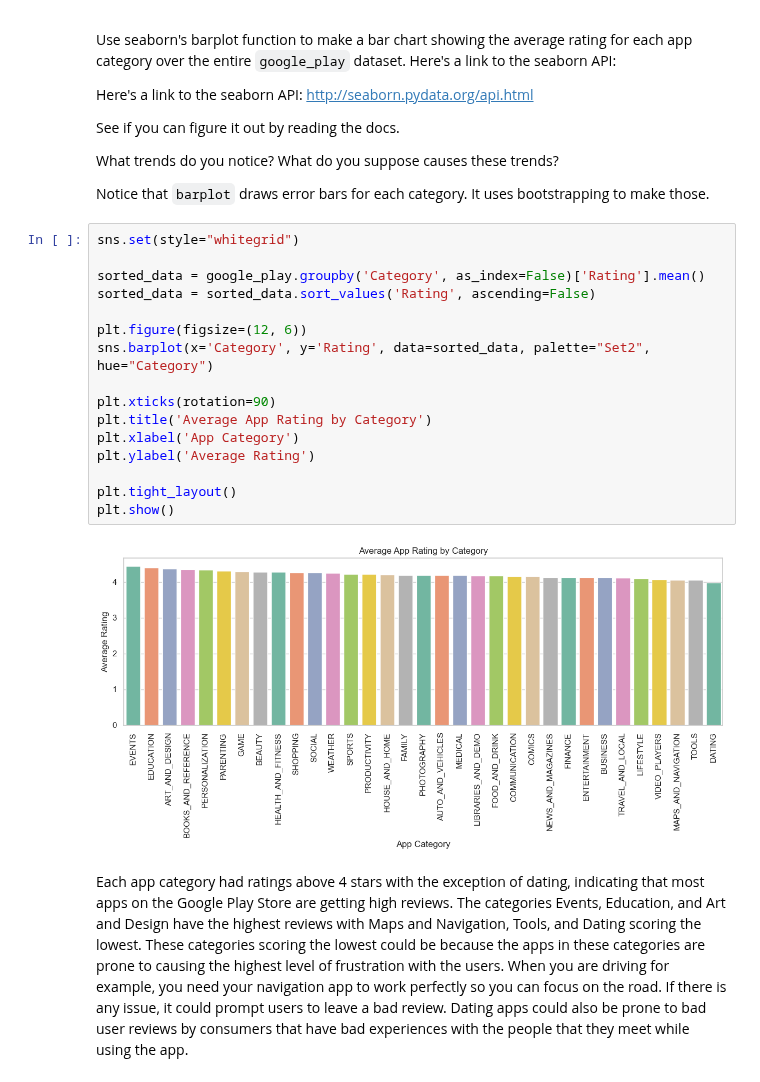
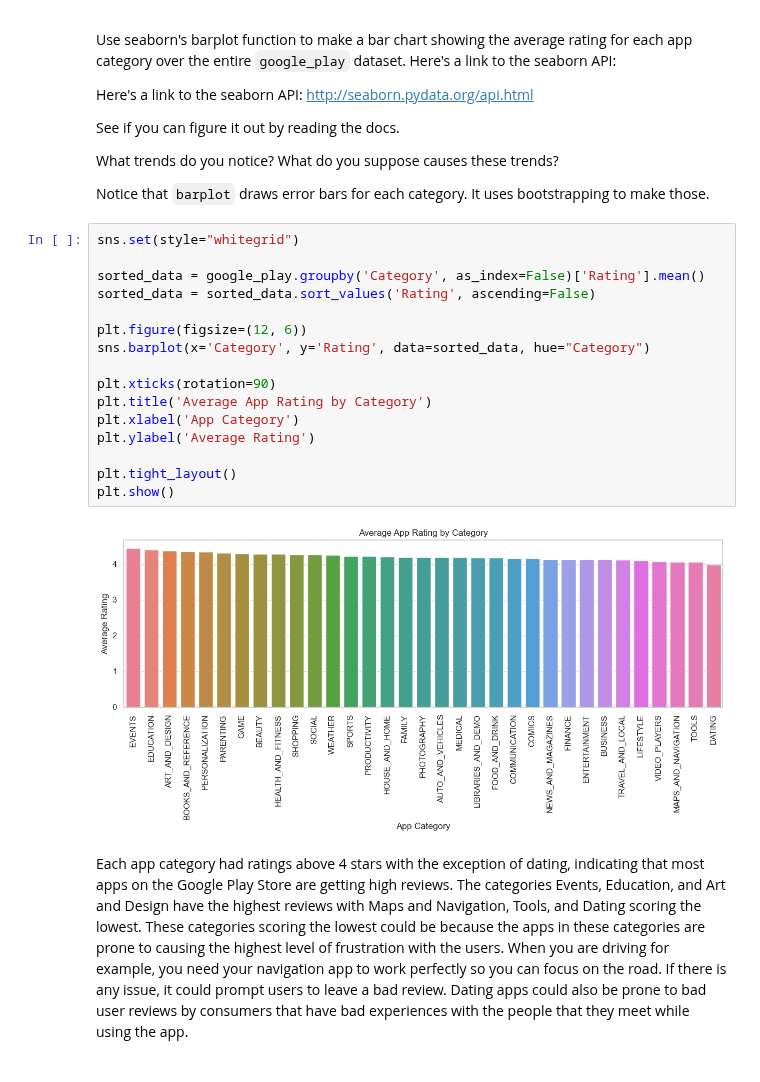
Before and after one commit to dsmith513/homework, a Jupyter notebook: cs418/cs418-hw2/hw2.ipynb, the cells around one changed output. Drawn from its saved outputs; the diff is of its cells as text.

```diff
--- a/cs418/cs418-hw2/hw2.ipynb
+++ b/cs418/cs418-hw2/hw2.ipynb
@@ -242,21 +242,21 @@ Notice that `barplot` draws error bars for each category. It uses bootstrapping
 # %%
 sns.set(style="whitegrid")
 
 sorted_data = google_play.groupby('Category', as_index=False)['Rating'].mean()
 sorted_data = sorted_data.sort_values('Rating', ascending=False)
 
 plt.figure(figsize=(12, 6))
-sns.barplot(x='Category', y='Rating', data=sorted_data, palette="Set2", hue="Category")
+sns.barplot(x='Category', y='Rating', data=sorted_data, hue="Category")
 
 plt.xticks(rotation=90)
 plt.title('Average App Rating by Category')
 plt.xlabel('App Category')
 plt.ylabel('Average Rating')
 
 plt.tight_layout()
 plt.show()
 # %% [output]
-[figure, old version]
+[figure, new version]
 # %% [markdown]
 Each app category had ratings above 4 stars with the exception of dating, indicating that most apps on the Google Play Store are getting high reviews. The categories Events, Education, and Art and Design have the highest reviews with Maps and Navigation, Tools, and Dating scoring the lowest. These categories scoring the lowest could be because the apps in these categories are prone to causing the highest level of frustration with the users. When you are driving for example, you need your navigation app to work perfectly so you can focus on the road. If there is any issue, it could prompt users to leave a bad review. Dating apps could also be prone to bad user reviews by consumers that have bad experiences with the people that they meet while using the app.
 # %% [markdown]
```
Also changed, not shown: parts of 20 cells of this notebook, 3 other files.
